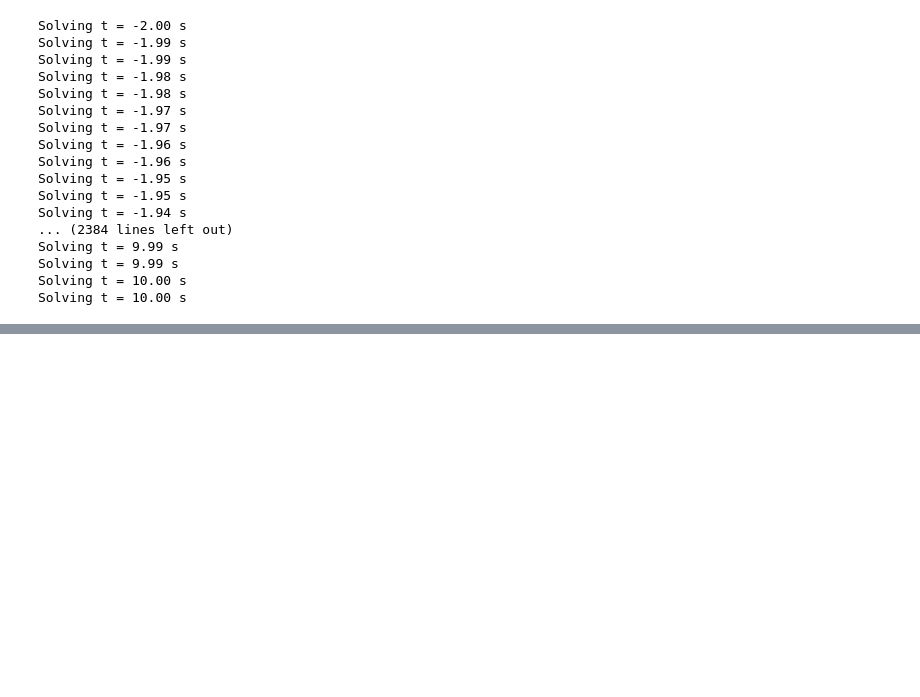
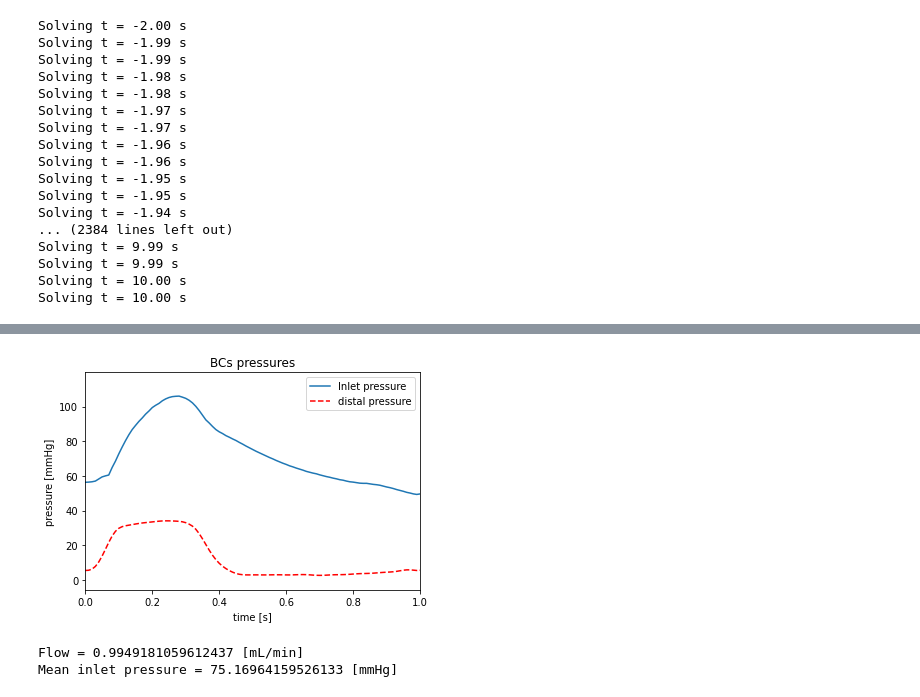
Before and after one commit to lucapegolotti/Coro0D, a Jupyter notebook: examples/CoronaryP5/coronary5.ipynb, the cells around one changed output, grey strips where cells are left out. Drawn from its saved outputs; the diff is of its cells as text; code cells hidden in the pictures; blank space fills up the shorter version.

```diff
--- a/examples/CoronaryP5/coronary5.ipynb
+++ b/examples/CoronaryP5/coronary5.ipynb
@@ -92,0 +76,13 @@ HTML(anim.to_html5_video())
+# %%
+show_inlet_vs_distal_pressure(bcmanager, 0, 1)
+# %% [output]
+[figure, added]
+# %%
+positive_times = np.where(times > pd.t0)[0]
+Pin = solutions[bcmanager.inletindex * 3 + 0, positive_times]
+Qin = solutions[bcmanager.inletindex * 3 + 2, positive_times]
+print("Flow = " + str(simps(Qin, times[positive_times]) / (pd.T - pd.t0)) + " [mL/min]")
+print("Mean inlet pressure = " + str(simps(Pin, times[positive_times]) / 1333.2 / (pd.T - pd.t0)) + " [mmHg]")
+# %% [output]
+Flow = 0.9949181059612437 [mL/min]
+Mean inlet pressure = 75.16964159526133 [mmHg]
```
Also changed, not shown: parts of 4 cells of this notebook, 3 other files.
